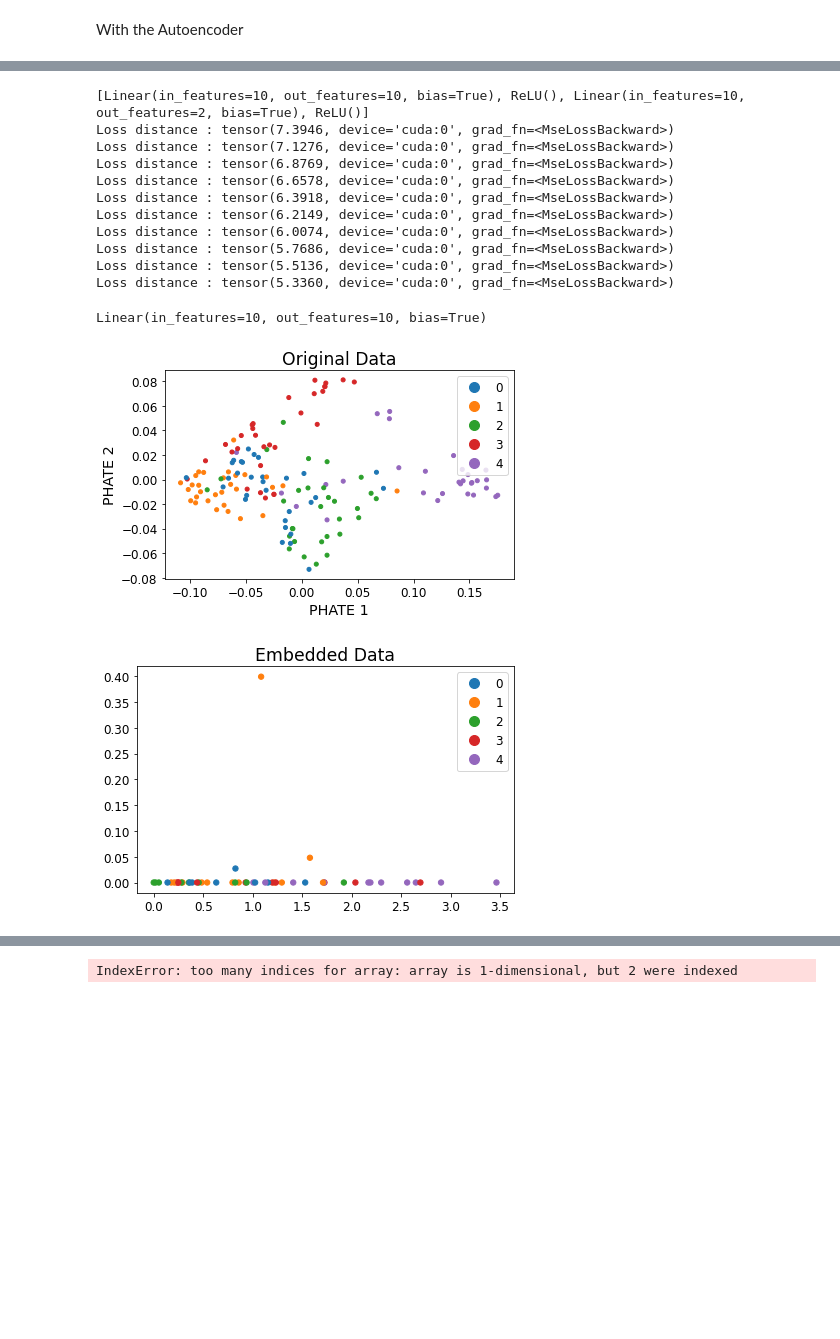
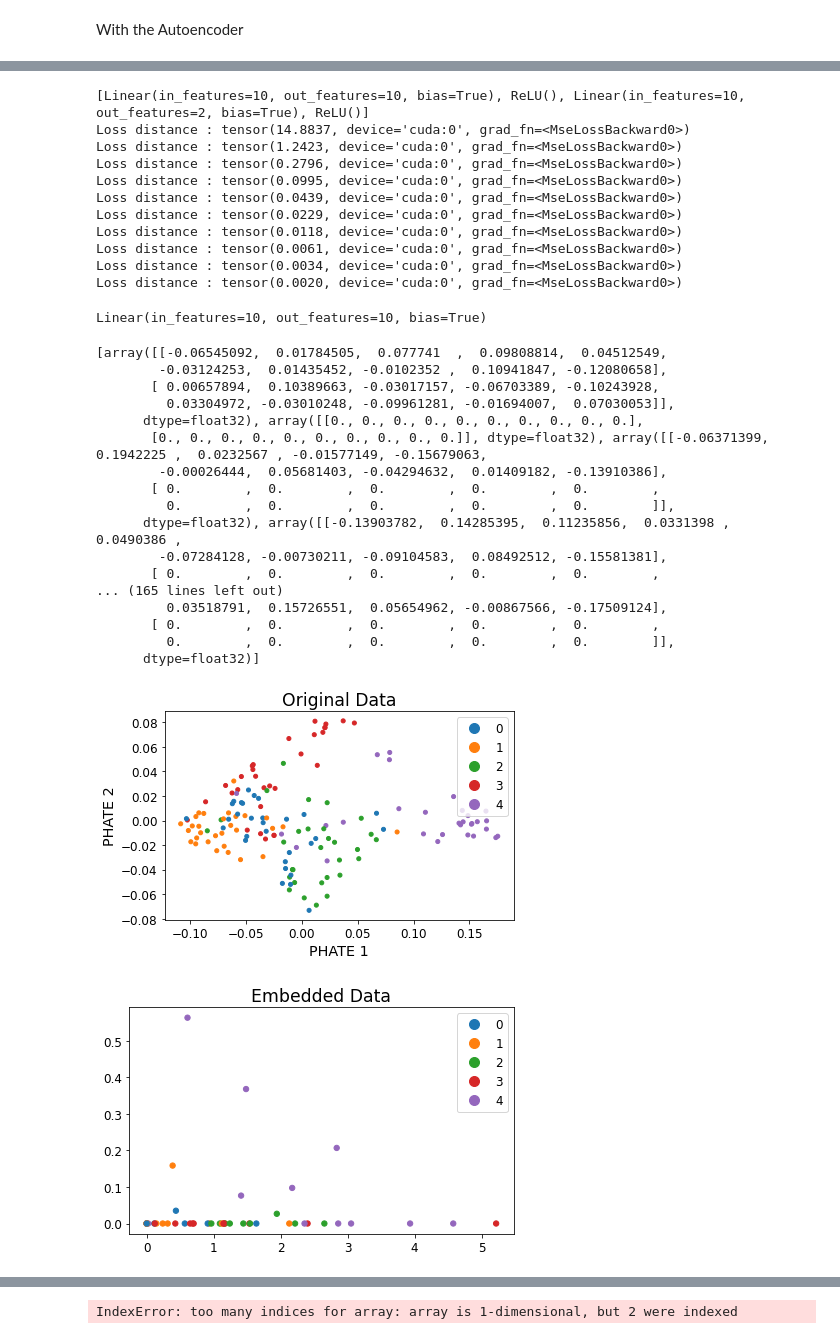
Before and after one commit to guillaumehu/phate_fim, a Jupyter notebook: notebooks/df-tree-test.ipynb, the cells around one changed output, grey strips where cells are left out. Saved outputs shown, nothing was run; the diff lists cells and outputs as text; code cells hidden in the pictures; blank space fills up the shorter version.

```diff
--- a/notebooks/df-tree-test.ipynb
+++ b/notebooks/df-tree-test.ipynb
@@ -51,7 +50,7 @@ def torch_phate(X, kernel="gaussian", bandwidth=1000, t=10):
     kernel = gaussian_kernel(dists)
     p = kernel / kernel.sum(axis=0)[:, None]
     pt = torch.matrix_power(p, t)
-    # log_p = torch.log(pt)
+    log_p = torch.log(pt)
     return pt
 
 
@@ -138,7 +136,7 @@ use_cuda = torch.cuda.is_available()
 phate_ae = Autoencoder(
     encoder_layer=[10, 10, 2], decoder_layer=[10, 10, 10], use_cuda=use_cuda
 )
-optimizer = torch.optim.AdamW(phate_ae.parameters(), lr=0.000001)
+optimizer = torch.optim.AdamW(phate_ae.parameters(), lr=0.0001)
 
 n_epochs = 5000
 n = 100
@@ -176,16 +174,16 @@ for epoch in range(n_epochs):
         print("Loss distance :", loss)
 # %% [output]
 [Linear(in_features=10, out_features=10, bias=True), ReLU(), Linear(in_features=10, out_features=2, bias=True), ReLU()]
-Loss distance : tensor(7.3946, device='cuda:0', grad_fn=<MseLossBackward>)
-Loss distance : tensor(7.1276, device='cuda:0', grad_fn=<MseLossBackward>)
-Loss distance : tensor(6.8769, device='cuda:0', grad_fn=<MseLossBackward>)
-Loss distance : tensor(6.6578, device='cuda:0', grad_fn=<MseLossBackward>)
-Loss distance : tensor(6.3918, device='cuda:0', grad_fn=<MseLossBackward>)
-Loss distance : tensor(6.2149, device='cuda:0', grad_fn=<MseLossBackward>)
-Loss distance : tensor(6.0074, device='cuda:0', grad_fn=<MseLossBackward>)
-Loss distance : tensor(5.7686, device='cuda:0', grad_fn=<MseLossBackward>)
-Loss distance : tensor(5.5136, device='cuda:0', grad_fn=<MseLossBackward>)
-Loss distance : tensor(5.3360, device='cuda:0', grad_fn=<MseLossBackward>)
+Loss distance : tensor(14.8837, device='cuda:0', grad_fn=<MseLossBackward0>)
+Loss distance : tensor(1.2423, device='cuda:0', grad_fn=<MseLossBackward0>)
+Loss distance : tensor(0.2796, device='cuda:0', grad_fn=<MseLossBackward0>)
+Loss distance : tensor(0.0995, device='cuda:0', grad_fn=<MseLossBackward0>)
+Loss distance : tensor(0.0439, device='cuda:0', grad_fn=<MseLossBackward0>)
+Loss distance : tensor(0.0229, device='cuda:0', grad_fn=<MseLossBackward0>)
+Loss distance : tensor(0.0118, device='cuda:0', grad_fn=<MseLossBackward0>)
+Loss distance : tensor(0.0061, device='cuda:0', grad_fn=<MseLossBackward0>)
+Loss distance : tensor(0.0034, device='cuda:0', grad_fn=<MseLossBackward0>)
+Loss distance : tensor(0.0020, device='cuda:0', grad_fn=<MseLossBackward0>)
 # %%
 print(phate_ae.encoder[0])
 # %% [output]
@@ -203,32 +201,52 @@ testind = np.array(testind)
 # Get samples from autoencoder
 nxsample = phate_ae.encoder(X[testind].float().cuda())
 xsampout = nxsample.detach().cpu().numpy()
 
 # Visualize ground truth
 cax = scprep.plot.scatter2d(
     tree_phate,
     c=tree_clusters,
     title="Original Data",
     xlabel="PHATE 1",
     ylabel="PHATE 2",
 )
 
 
 # Visualize Embedding
 cax = scprep.plot.scatter2d(xsampout, c=tree_clusters[testind], title="Embedded Data")
 
 
 # Compute Jacobian
 Jacob = []
 for i in testind:
     X_sample = X[i].float().cuda()
     J = torch.autograd.functional.jacobian(phate_ae.encoder, X_sample).squeeze()
     Jacob.append(J.cpu().detach().numpy())
 
 # Compute FIM
 FIM = []
 for i in range(testind.shape[0]):
-    FIM.append((Jacob[i] @ Jacob[i].T) * xsampout[i, :].mean())
+    FIM.append( (Jacob[i] @ Jacob[i].T) * np.exp(xsampout[i, :]))
+
+
+print(Jacob)
 # %% [output]
+[array([[-0.06545092,  0.01784505,  0.077741  ,  0.09808814,  0.04512549,
+        -0.03124253,  0.01435452, -0.0102352 ,  0.10941847, -0.12080658],
+       [ 0.00657894,  0.10389663, -0.03017157, -0.06703389, -0.10243928,
+         0.03304972, -0.03010248, -0.09961281, -0.01694007,  0.07030053]],
+      dtype=float32), array([[0., 0., 0., 0., 0., 0., 0., 0., 0., 0.],
+       [0., 0., 0., 0., 0., 0., 0., 0., 0., 0.]], dtype=float32), array([[-0.06371399,  0.1942225 ,  0.0232567 , -0.01577149, -0.15679063,
+        -0.00026444,  0.05681403, -0.04294632,  0.01409182, -0.13910386],
+       [ 0.        ,  0.        ,  0.        ,  0.        ,  0.        ,
+         0.        ,  0.        ,  0.        ,  0.        ,  0.        ]],
+      dtype=float32), array([[-0.13903782,  0.14285395,  0.11235856,  0.0331398 ,  0.0490386 ,
+        -0.07284128, -0.00730211, -0.09104583,  0.08492512, -0.15581381],
+       [ 0.        ,  0.        ,  0.        ,  0.        ,  0.        ,
+... (165 lines left out)
+         0.03518791,  0.15726551,  0.05654962, -0.00867566, -0.17509124],
+       [ 0.        ,  0.        ,  0.        ,  0.        ,  0.        ,
+         0.        ,  0.        ,  0.        ,  0.        ,  0.        ]],
+      dtype=float32)]
 [figure]
-[figure, old version]
+[figure, new version]
```
Also changed, not shown: parts of 5 cells of this notebook, 1 other file.
